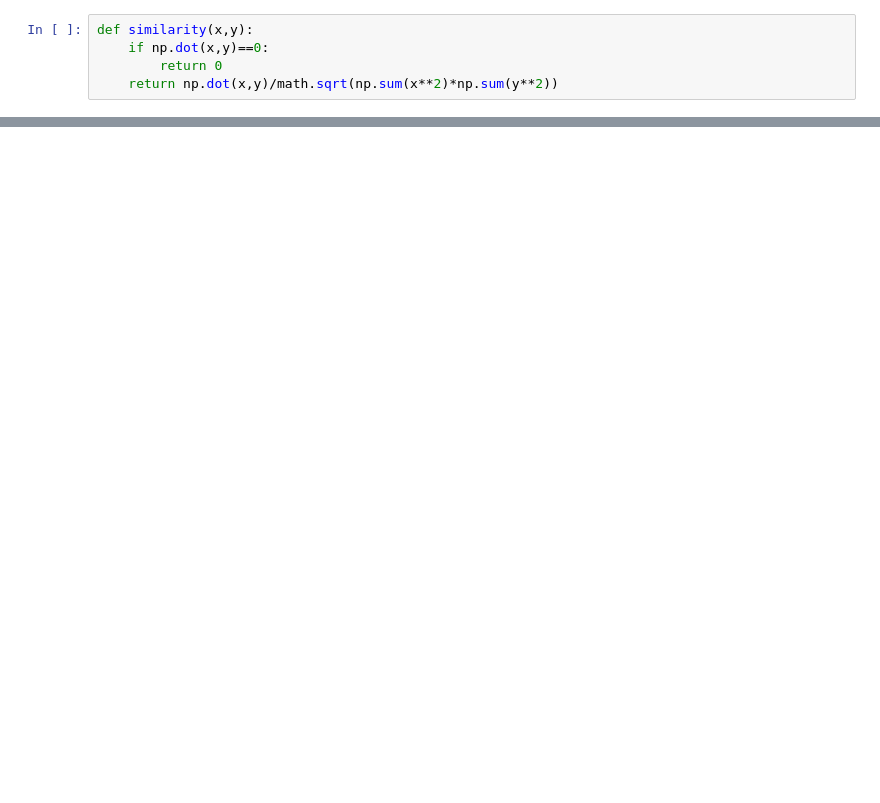
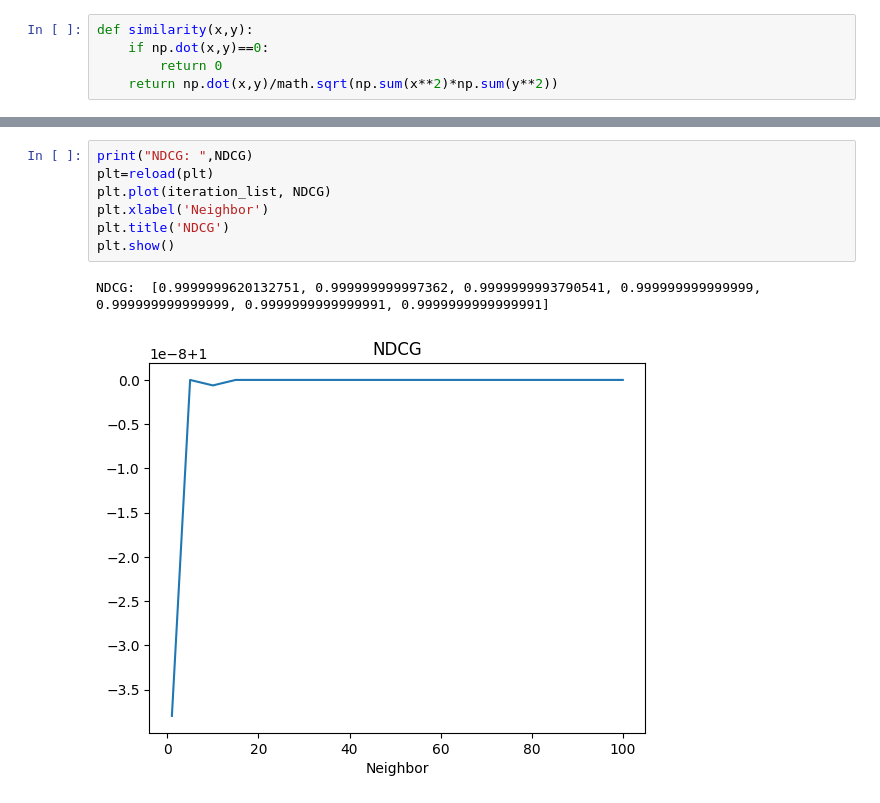
Before and after one commit to datht4889/MovieRecommender, a Jupyter notebook: src/Item_Item_ColaborativeFiltering.ipynb, the cells around one changed output, grey strips where cells are left out. Drawn from its saved outputs; the diff is of its cells as text; blank space fills up the shorter version.

```diff
--- a/src/Item_Item_ColaborativeFiltering.ipynb
+++ b/src/Item_Item_ColaborativeFiltering.ipynb
@@ -191,0 +191,10 @@ rmse
+# %%
+print("NDCG: ",NDCG)
+plt=reload(plt)
+plt.plot(iteration_list, NDCG)
+plt.xlabel('Neighbor')
+plt.title('NDCG')
+plt.show()
+# %% [output]
+NDCG:  [0.9999999620132751, 0.999999999997362, 0.9999999993790541, 0.999999999999999, 0.999999999999999, 0.9999999999999991, 0.9999999999999991]
+[figure, added]
```
Also changed, not shown: parts of 26 cells of this notebook, 11 other files.
